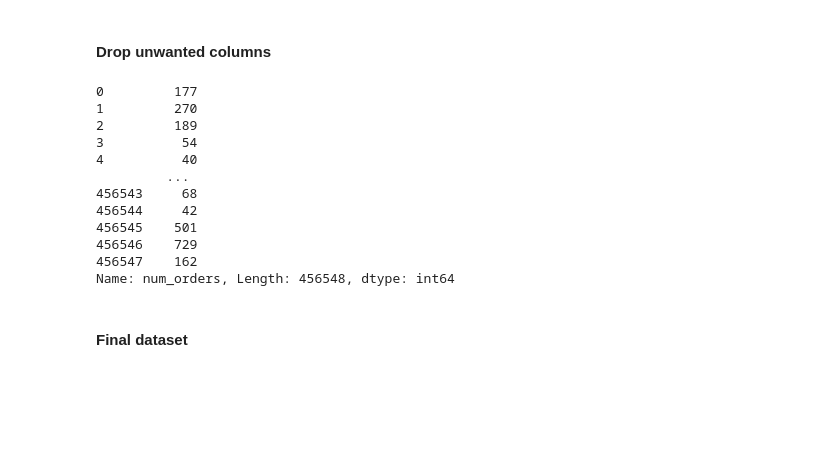
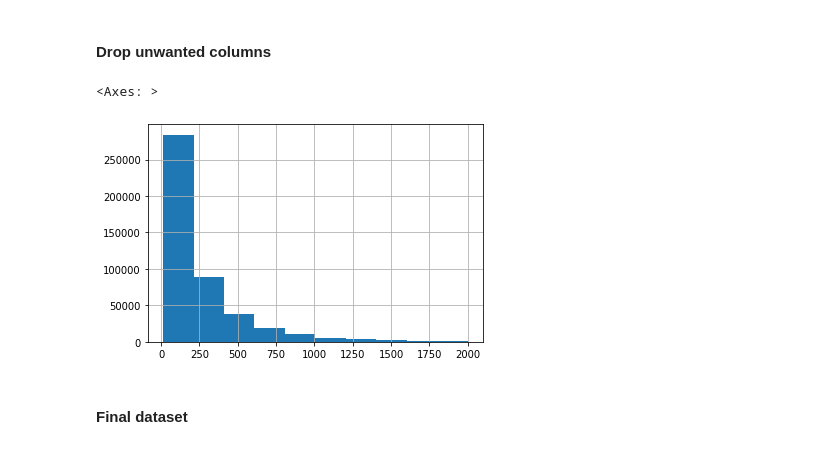
Before and after one commit to Abhishek-xavi/DemandForecast, a Jupyter notebook: BasicModel.ipynb, the cells around one changed output. Saved outputs shown, nothing was run; the diff lists cells and outputs as text; code cells hidden in the pictures; blank space fills up the shorter version.

```diff
--- a/BasicModel.ipynb
+++ b/BasicModel.ipynb
@@ -136,19 +137,3 @@ drop_columns = ['id', 'week', 'center_id', 'meal_id', 'checkout_price', 'base_pr
        'cuisine', 'city_code', 'region_code', 'center_type', 'op_area']
 
 X = X_with_numerical.drop(drop_columns, axis=1)
-y = X['num_orders']
-X = X.drop('num_orders', axis=1)
-y
-# %% [output]
-0         177
-1         270
-2         189
-3          54
-4          40
-         ...
-456543     68
-456544     42
-456545    501
-456546    729
-456547    162
-Name: num_orders, Length: 456548, dtype: int64
@@ -154,0 +142,6 @@ Name: num_orders, Length: 456548, dtype: int64
+# %%
+#Distribution of target variable
+y[y<2000].hist()
+# %% [output]
+<Axes: >
+[figure, added]
```
Also changed, not shown: parts of 14 cells of this notebook.
